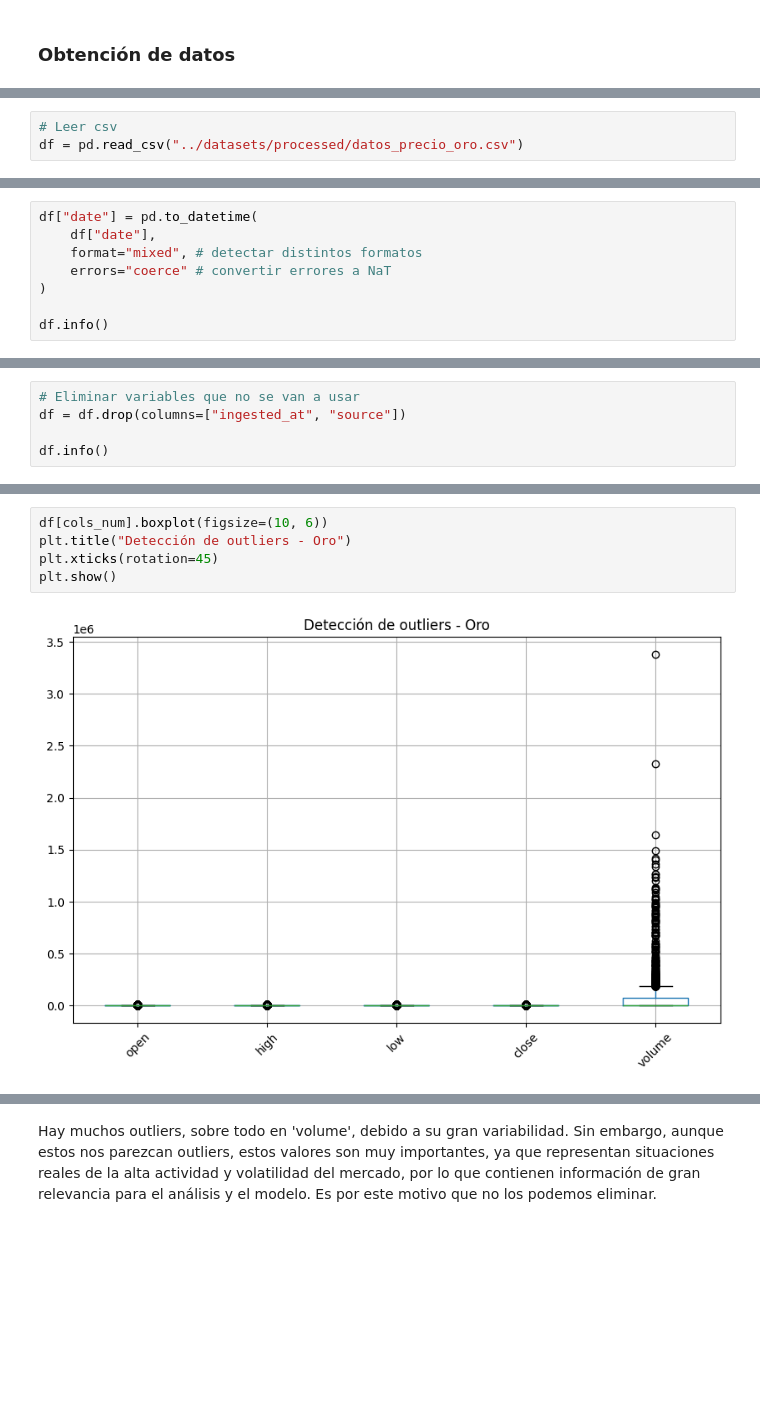
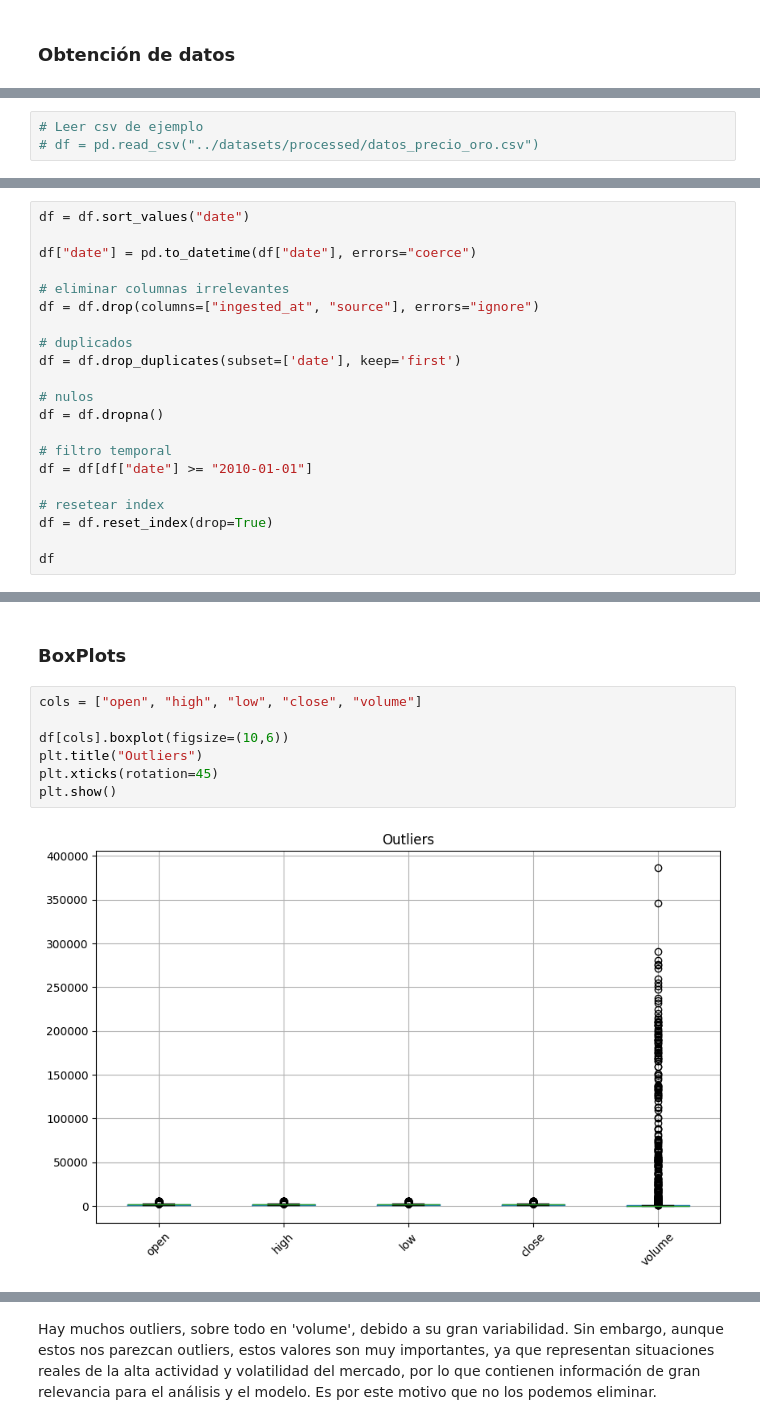
Before and after one commit to Apedlop/Prediccion_oro, a Jupyter notebook: notebooks/hito1.ipynb, the cells around one changed output, grey strips where cells are left out. Drawn from its saved outputs; the diff is of its cells as text; blank space fills up the shorter version.

```diff
--- a/notebooks/hito1.ipynb
+++ b/notebooks/hito1.ipynb
@@ -34,4 +37,4 @@ URL_LAMBDA = os.getenv("URL_LAMBDA")
 # %%
-# Leer csv
-df = pd.read_csv("../datasets/processed/datos_precio_oro.csv")
+# Leer csv de ejemplo
+# df = pd.read_csv("../datasets/processed/datos_precio_oro.csv")
 # %%
@@ -66,0 +101,21 @@ df
+# %%
+df = df.sort_values("date")
+
+df["date"] = pd.to_datetime(df["date"], errors="coerce")
+
+# eliminar columnas irrelevantes
+df = df.drop(columns=["ingested_at", "source"], errors="ignore")
+
+# duplicados
+df = df.drop_duplicates(subset=['date'], keep='first')
+
+# nulos
+df = df.dropna()
+
+# filtro temporal
+df = df[df["date"] >= "2010-01-01"]
+
+# resetear index
+df = df.reset_index(drop=True)
+
+df
@@ -90,8 +137,0 @@ Como podemos observar, la variable 'date' es de tipo *string*, por lo que vamos
-# %%
-df["date"] = pd.to_datetime(
-    df["date"],
-    format="mixed", # detectar distintos formatos
-    errors="coerce" # convertir errores a NaT
-)
-
-df.info()
@@ -116,5 +137,0 @@ Se van a eliminar las variables que no nos van a hacer falta, como 'source' y 'i
-# %%
-# Eliminar variables que no se van a usar
-df = df.drop(columns=["ingested_at", "source"])
-
-df.info()
@@ -209,10 +195,14 @@ dtype: int64
+# %% [markdown]
+### BoxPlots
 # %%
-df[cols_num].boxplot(figsize=(10, 6))
-plt.title("Detección de outliers - Oro")
+cols = ["open", "high", "low", "close", "volume"]
+
+df[cols].boxplot(figsize=(10,6))
+plt.title("Outliers")
 plt.xticks(rotation=45)
 plt.show()
 # %% [output]
-[figure, old version]
+[figure, new version]
 # %%
 cols = ["open", "high", "low", "close"]
 
```
Also changed, not shown: parts of 70 cells of this notebook.
